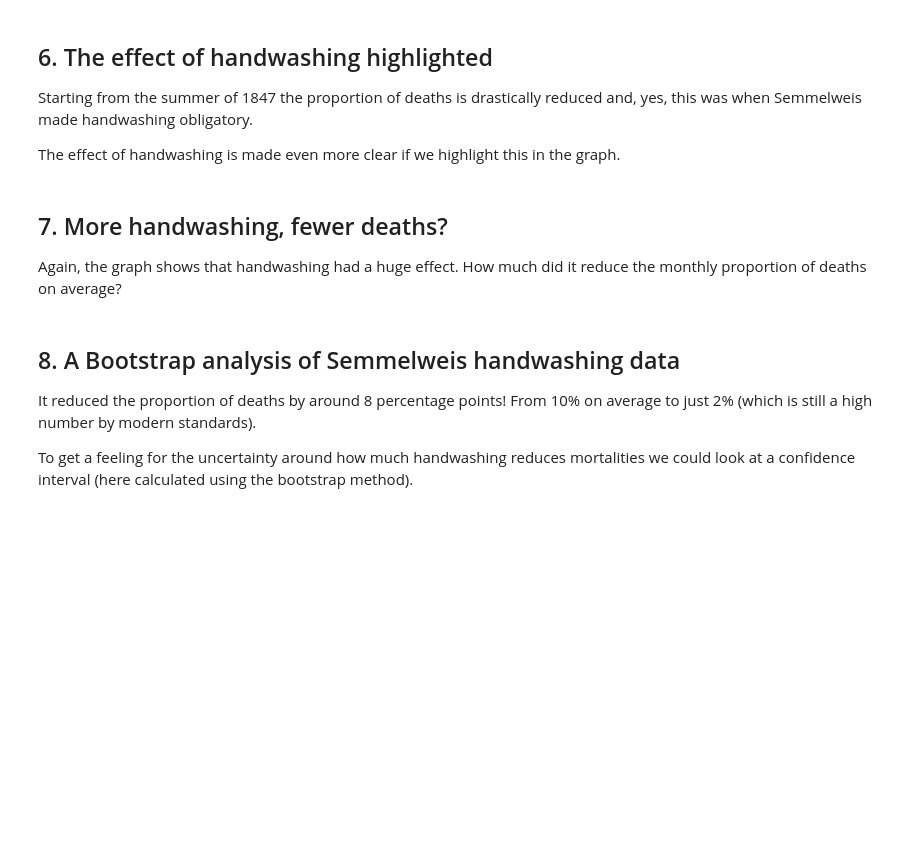
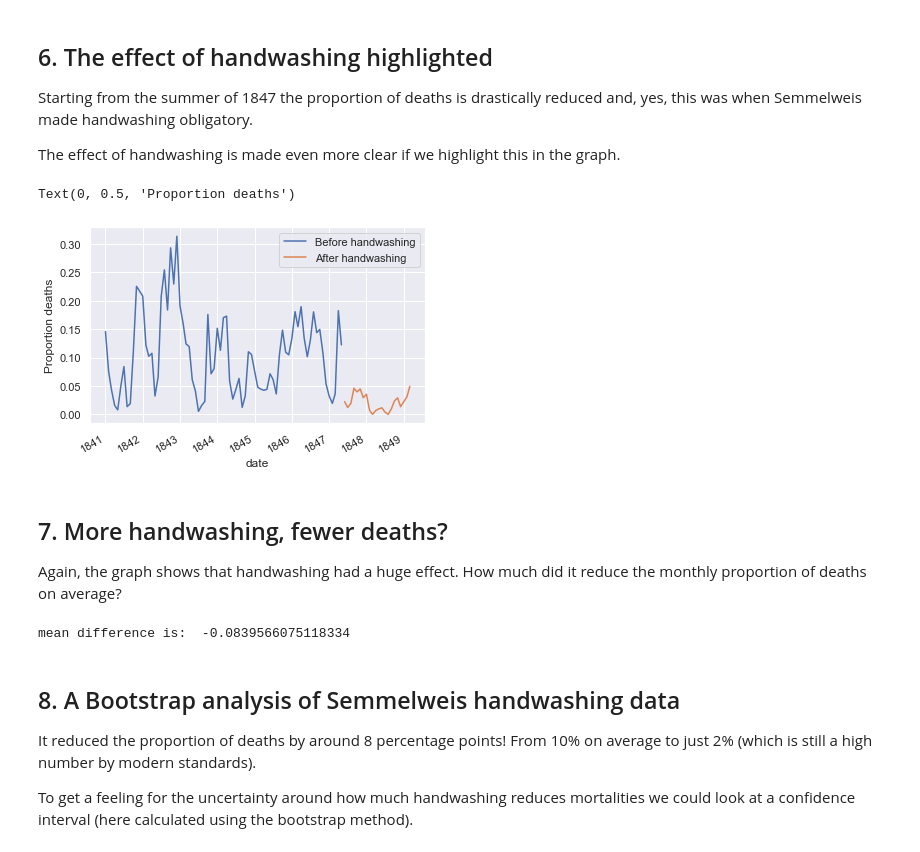
Before and after one commit to manikeshetti/Technocolabs-Internship-Project, a Jupyter notebook: Dr. Semmelweis and the Discovery of Handwashing/notebook.ipynb, the cells around one changed output. Saved outputs shown, nothing was run; the diff lists cells and outputs as text; code cells hidden in the pictures; blank space fills up the shorter version.

```diff
--- a/Dr. Semmelweis and the Discovery of Handwashing/notebook.ipynb
+++ b/Dr. Semmelweis and the Discovery of Handwashing/notebook.ipynb
@@ -68,23 +120,35 @@ monthly = ...
 # %%
 # Date when handwashing was made mandatory
 import pandas as pd
 handwashing_start = pd.to_datetime('1847-06-01')
 
 # Split monthly into before and after handwashing_start
-before_washing = ...
-after_washing = ...
+
+before_washing = monthly[monthly["date"] < handwashing_start]
+after_washing = monthly[monthly["date"] >= handwashing_start]
 
 # Plot monthly proportion of deaths before and after handwashing
+
+ax = before_washing.plot(x="date", y= "proportion_deaths", label ="Before handwashing")
+after_washing.plot(x="date", y="proportion_deaths", label="After handwashing", ax=ax)
+ax.set_ylabel("Proportion deaths")
+
 # ... YOUR CODE FOR TASK 6 ...
+# %% [output]
+Text(0, 0.5, 'Proportion deaths')
+[figure, added]
 # %% [markdown]
 ## 7. More handwashing, fewer deaths?
 <p>Again, the graph shows that handwashing had a huge effect. How much did it reduce the monthly proportion of deaths on average?</p>
 # %%
 # Difference in mean monthly proportion of deaths due to handwashing
-before_proportion = ...
-after_proportion = ...
-mean_diff = ...
-mean_diff
+before_proportion = before_washing["proportion_deaths"]
+after_proportion = after_washing["proportion_deaths"]
+mean_diff = after_proportion.mean() - before_proportion.mean()
+
+print("mean difference is: ", mean_diff)
+# %% [output]
+mean difference is:  -0.0839566075118334
 # %% [markdown]
 ## 8. A Bootstrap analysis of Semmelweis handwashing data
 <p>It reduced the proportion of deaths by around 8 percentage points! From 10% on average to just 2% (which is still a high number by modern standards). </p>
```
Also changed, not shown: parts of 6 cells of this notebook, 2 other files.
